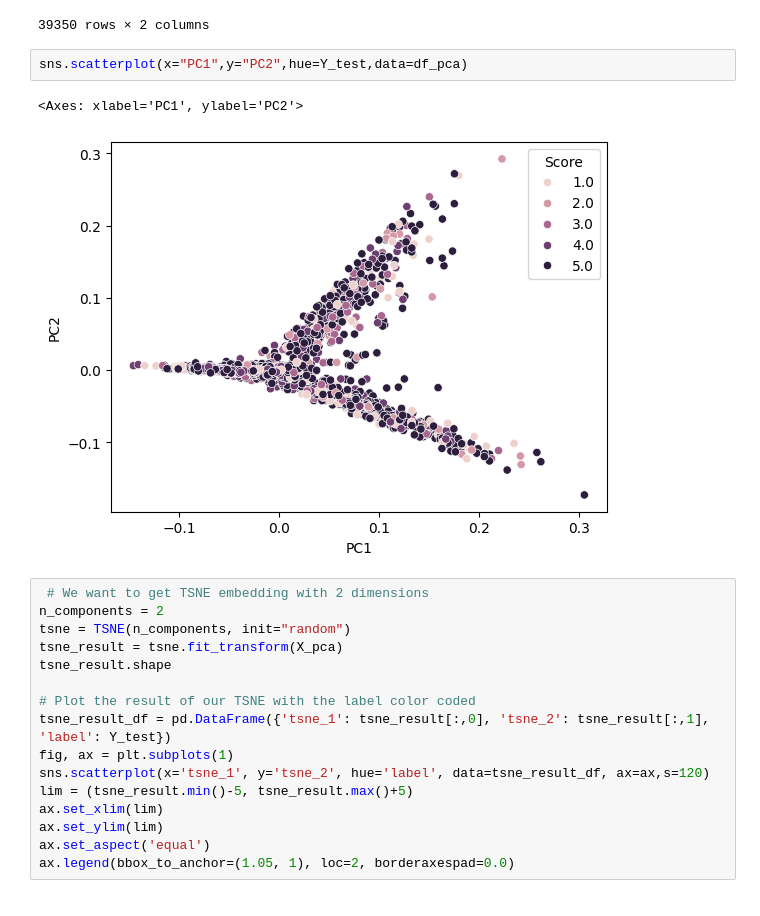
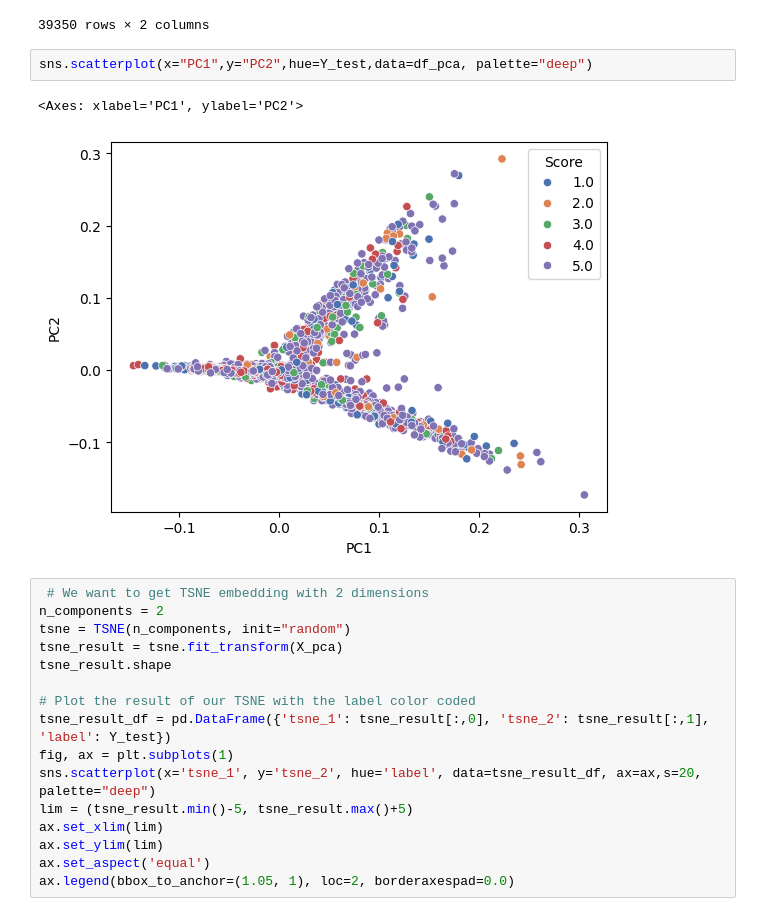
Before and after one commit to SophiaBouchama/review-analysis-teamc, a Jupyter notebook: code/visualizations_svm.ipynb, the cells around one changed output. Saved outputs shown, nothing was run; the diff lists cells and outputs as text.

Commit message:
Minor fixes to visualizations

```diff
--- a/code/visualizations_svm.ipynb
+++ b/code/visualizations_svm.ipynb
@@ -226,10 +226,10 @@ df_pca
 | 39349 | -0.025970 | -0.001335 |
 39350 rows × 2 columns
 # %%
-sns.scatterplot(x="PC1",y="PC2",hue=Y_test,data=df_pca)
+sns.scatterplot(x="PC1",y="PC2",hue=Y_test,data=df_pca, palette="deep")
 # %% [output]
 <Axes: xlabel='PC1', ylabel='PC2'>
-[figure, old version]
+[figure, new version]
 # %%
  # We want to get TSNE embedding with 2 dimensions
 n_components = 2
@@ -240,7 +240,7 @@ tsne_result.shape
 # Plot the result of our TSNE with the label color coded
 tsne_result_df = pd.DataFrame({'tsne_1': tsne_result[:,0], 'tsne_2': tsne_result[:,1], 'label': Y_test})
 fig, ax = plt.subplots(1)
-sns.scatterplot(x='tsne_1', y='tsne_2', hue='label', data=tsne_result_df, ax=ax,s=120)
+sns.scatterplot(x='tsne_1', y='tsne_2', hue='label', data=tsne_result_df, ax=ax,s=20, palette="deep")
 lim = (tsne_result.min()-5, tsne_result.max()+5)
 ax.set_xlim(lim)
 ax.set_ylim(lim)
```
Also changed, not shown: parts of 1 cell of this notebook.
